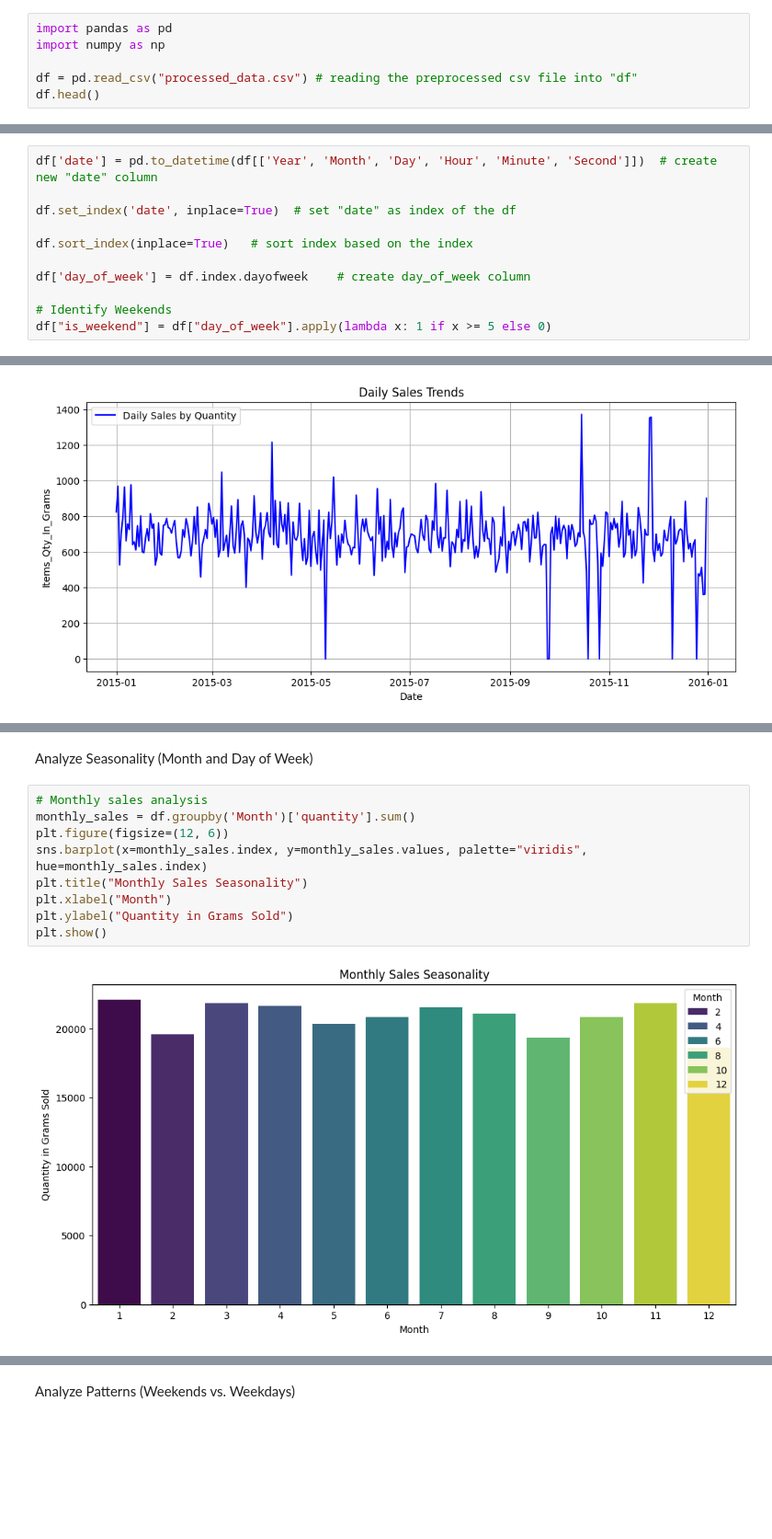
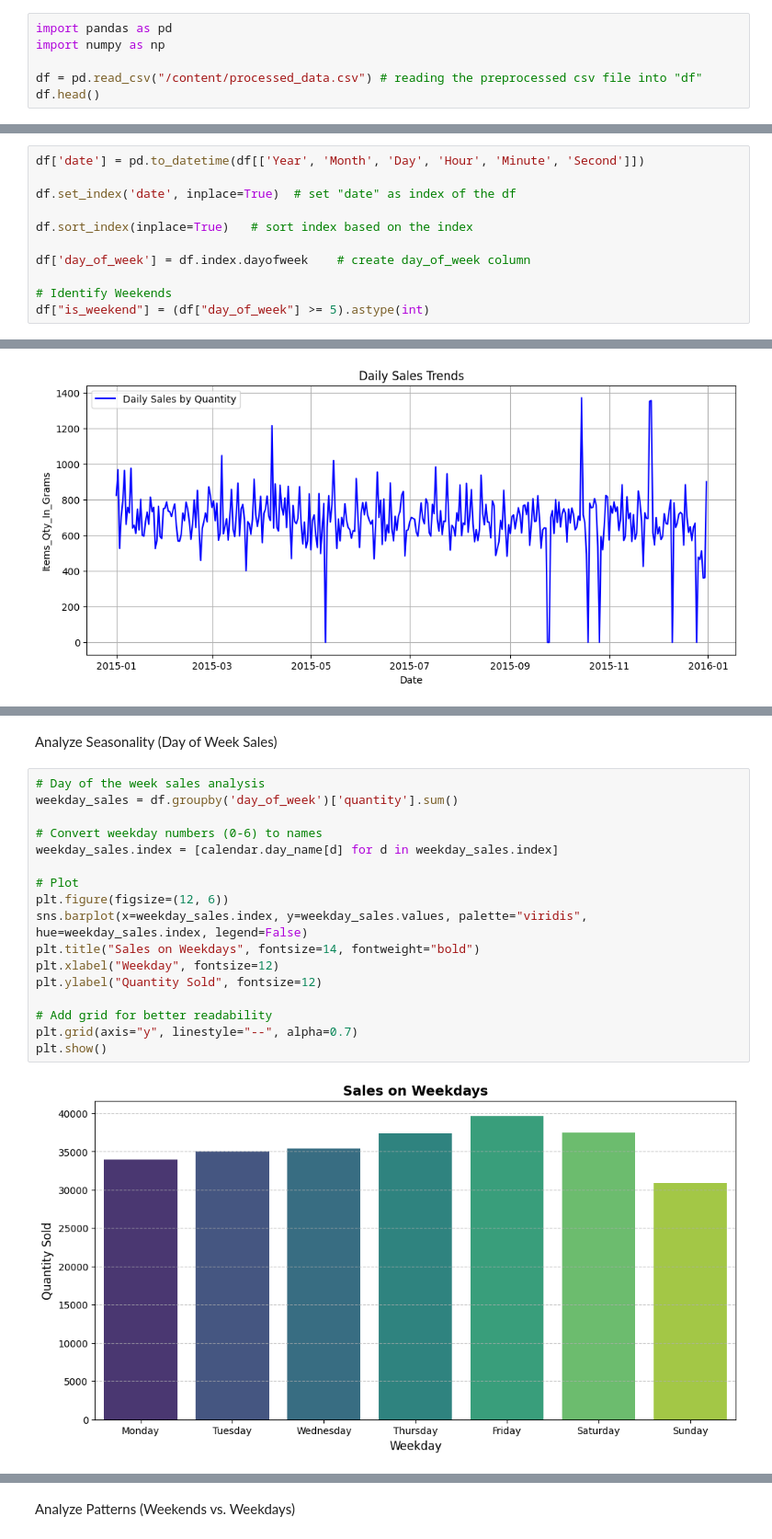
Before and after one commit to Avijit-Jana/Dominos-Predictive_Purchase_Order_System, a Jupyter notebook: Notebooks/EDA_&_Visualization.ipynb, the cells around one changed output, grey strips where cells are left out. Shown: that part at 92% size. Drawn from its saved outputs; the diff is of its cells as text; blank space fills up the shorter version.

```diff
--- a/Notebooks/EDA_&_Visualization.ipynb
+++ b/Notebooks/EDA_&_Visualization.ipynb
@@ -4,7 +4,7 @@
 import pandas as pd
 import numpy as np
 
-df = pd.read_csv("processed_data.csv") # reading the preprocessed csv file into "df"
+df = pd.read_csv("/content/processed_data.csv") # reading the preprocessed csv file into "df"
 df.head()
 # %% [output]
 |  | pizza_id | order_id | pizza_name_id | quantity | unit_price | total_price | pizza_size | pizza_category | ... |
@@ -54,5 +54,5 @@ df.describe()   # statistical description of the dataframe
 # %%
-df['date'] = pd.to_datetime(df[['Year', 'Month', 'Day', 'Hour', 'Minute', 'Second']])  # create new "date" column
+df['date'] = pd.to_datetime(df[['Year', 'Month', 'Day', 'Hour', 'Minute', 'Second']])
 
 df.set_index('date', inplace=True)  # set "date" as index of the df
 
@@ -61,7 +61,7 @@ df.sort_index(inplace=True)   # sort index based on the index
 df['day_of_week'] = df.index.dayofweek    # create day_of_week column
 
 # Identify Weekends
-df["is_weekend"] = df["day_of_week"].apply(lambda x: 1 if x >= 5 else 0)
+df["is_weekend"] = (df["day_of_week"] >= 5).astype(int)
 # %% [markdown]
 # Visualization
 # %% [markdown]
@@ -85,13 +109,21 @@ plt.show()
 # %% [markdown]
-Analyze Seasonality (Month and Day of Week)
+Analyze Seasonality (Day of Week Sales)
 # %%
-# Monthly sales analysis
-monthly_sales = df.groupby('Month')['quantity'].sum()
+# Day of the week sales analysis
+weekday_sales = df.groupby('day_of_week')['quantity'].sum()
+
+# Convert weekday numbers (0-6) to names
+weekday_sales.index = [calendar.day_name[d] for d in weekday_sales.index]
+
+# Plot
 plt.figure(figsize=(12, 6))
-sns.barplot(x=monthly_sales.index, y=monthly_sales.values, palette="viridis", hue=monthly_sales.index)
-plt.title("Monthly Sales Seasonality")
-plt.xlabel("Month")
-plt.ylabel("Quantity in Grams Sold")
+sns.barplot(x=weekday_sales.index, y=weekday_sales.values, palette="viridis", hue=weekday_sales.index, legend=False)
+plt.title("Sales on Weekdays", fontsize=14, fontweight="bold")
+plt.xlabel("Weekday", fontsize=12)
+plt.ylabel("Quantity Sold", fontsize=12)
+
+# Add grid for better readability
+plt.grid(axis="y", linestyle="--", alpha=0.7)
 plt.show()
 # %% [output]
-[figure, old version]
+[figure, new version]
```
Also changed, not shown: parts of 15 cells of this notebook, 2 other files.
